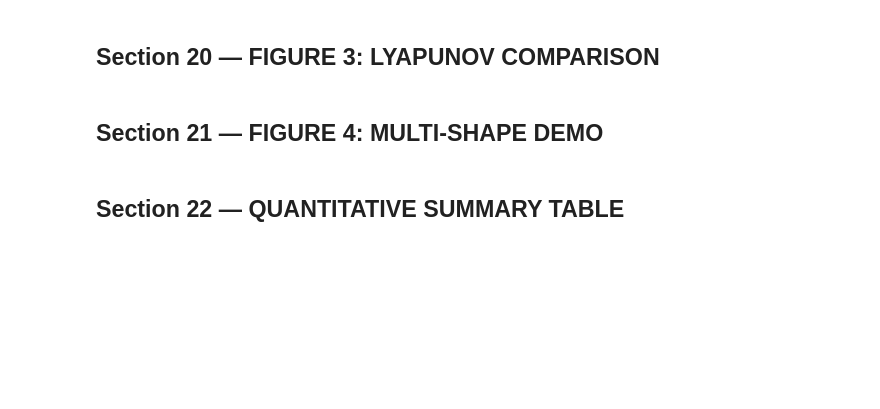
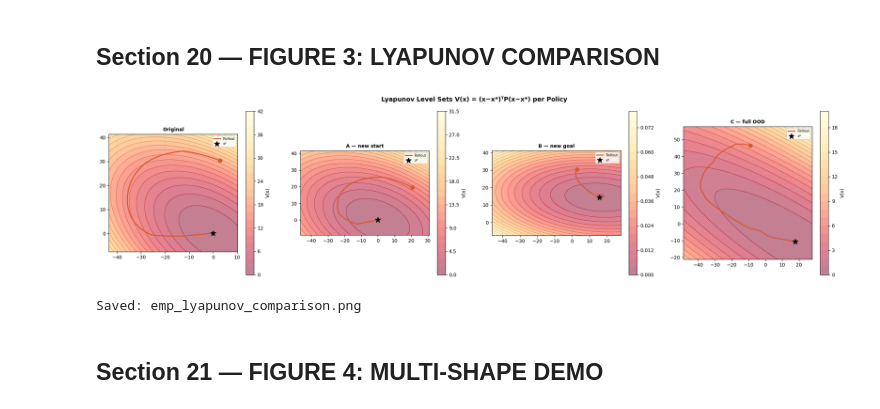
Before and after one commit to rayaanoidPrime/CP321_Imitation_Learning, a Jupyter notebook: project/notebooks/emp_lasa.ipynb, the cells around one changed output. Drawn from its saved outputs; the diff is of its cells as text; code cells hidden in the pictures; blank space fills up the shorter version.

```diff
--- a/project/notebooks/emp_lasa.ipynb
+++ b/project/notebooks/emp_lasa.ipynb
@@ -865,35 +929,38 @@ all_pol = [
 
 fig, axes = plt.subplots(1, 4, figsize=(22, 5.5))
 
 for ax, (label, pol) in zip(axes, all_pol):
     traj_  = pol["traj"]
     start_ = pol["new_start"]
     xst_   = pol["x_star"]
     P_     = pol["P"]
     all_p  = np.vstack([pos, traj_])
     xl_ = pad(all_p[:, 0], 0.18)
     yl_ = pad(all_p[:, 1], 0.18)
 
     Xg_, Yg_, Vg_ = lyapunov_grid(xst_, P_, xl_, yl_, n=200)
     cs_ = ax.contourf(Xg_, Yg_, Vg_, levels=20, cmap="YlOrRd_r", alpha=0.50)
     ax.contour(Xg_, Yg_, Vg_, levels=20, colors="darkred", alpha=0.25, linewidths=0.7)
     plt.colorbar(cs_, ax=ax, label="V(x)")
 
     ax.plot(traj_[:, 0], traj_[:, 1], color=C_ADAPT, lw=2.2, label="Rollout")
     ax.plot(*start_,  'o', color=C_ADAPT, ms=8)
     ax.plot(*xst_,    '*', color="black",  ms=12, label="x*")
     ax.set_title(label, fontsize=10, fontweight="bold")
     ax.set_xlim(xl_); ax.set_ylim(yl_)
     ax.set_aspect("equal"); ax.grid(True, alpha=0.25)
     ax.legend(fontsize=7)
 
 plt.suptitle("Lyapunov Level Sets V(x) = (x−x*)ᵀP(x−x*) per Policy",
              fontsize=13, fontweight="bold")
 plt.tight_layout()
-plt.savefig("/mnt/user-data/outputs/emp_lyapunov_comparison.png",
-            dpi=150, bbox_inches="tight")
+#plt.savefig("/mnt/user-data/outputs/emp_lyapunov_comparison.png",
+#            dpi=150, bbox_inches="tight")
 plt.show()
 print("Saved: emp_lyapunov_comparison.png")
+# %% [output]
+[figure, added]
+Saved: emp_lyapunov_comparison.png
 # %% [markdown]
 ## Section 21 — FIGURE 4: MULTI-SHAPE DEMO
 # %%
@@ -990,5 +1057,3 @@ plt.savefig("/mnt/user-data/outputs/emp_multi_shape.png",
             dpi=150, bbox_inches="tight")
 plt.show()
 print("Saved: emp_multi_shape.png")
-# %% [markdown]
-## Section 22 — QUANTITATIVE SUMMARY TABLE
```
Also changed, not shown: parts of 18 cells of this notebook, 9 other files.
